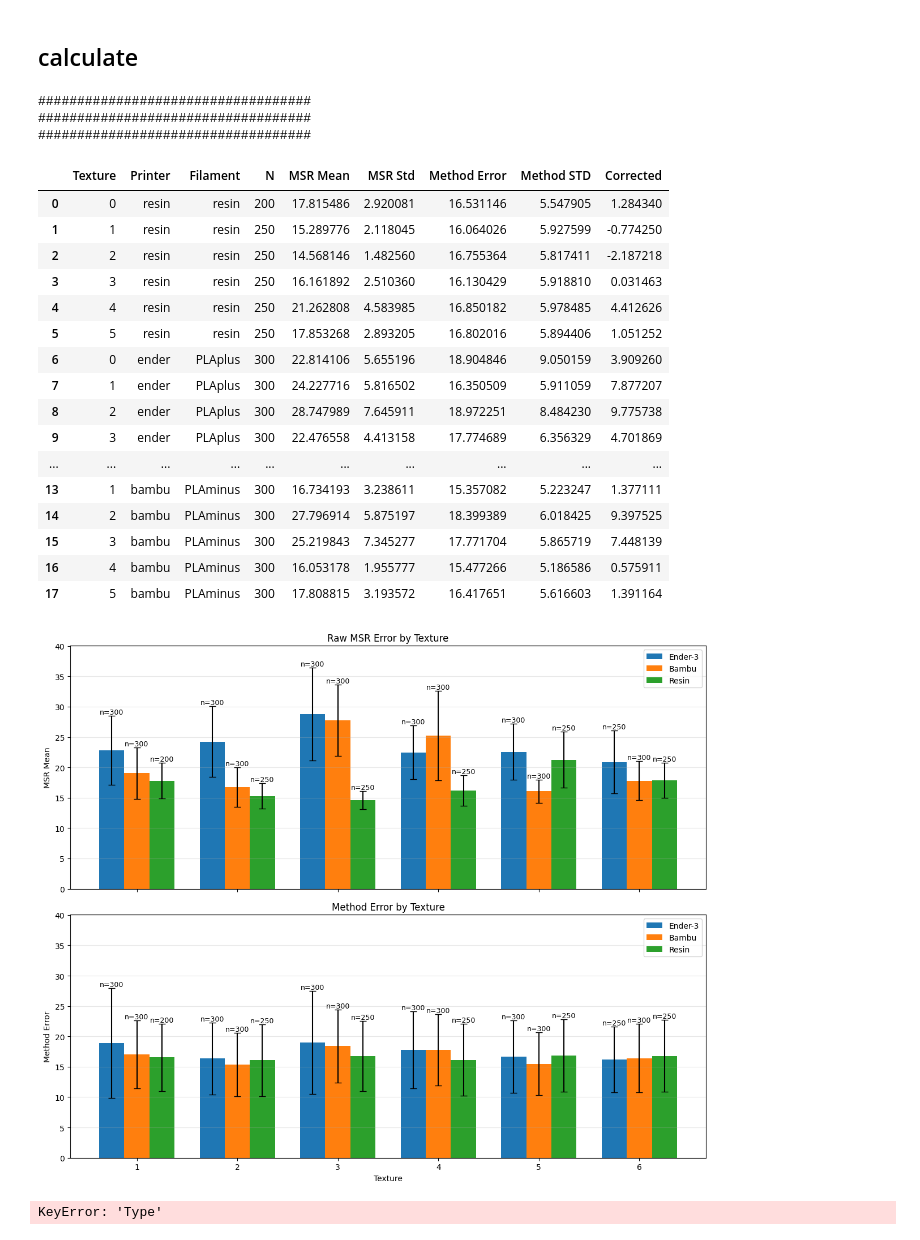
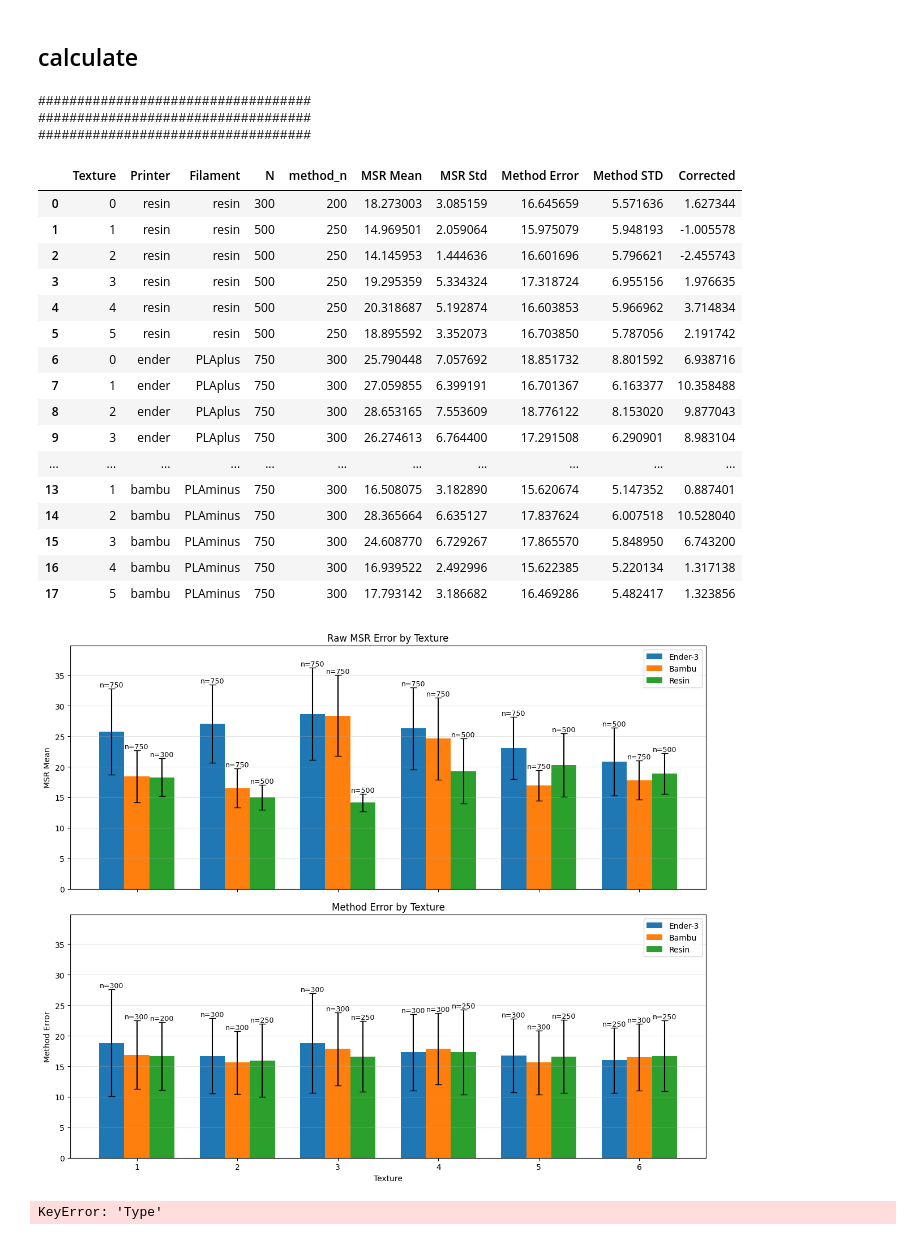
Before and after one commit to shepai/3D-textures, a Jupyter notebook: Experimental/difference.ipynb, the cells around one changed output. Saved outputs shown, nothing was run; the diff lists cells and outputs as text; code cells hidden in the pictures.

```diff
--- a/Experimental/difference.ipynb
+++ b/Experimental/difference.ipynb
@@ -181,24 +181,28 @@ for j in range(len(printers)):
             pattern="z"+str(i),
             pressure="P30"
         )
-        n = len(X_c)*2*25
+        #print(X_c.shape, comb[0],comb[1],"z"+str(i))
+        #n = len(X_c)*2*25
         ar=[]
         methods=[]
-        for j in range(1,len(X_c)):
+        for j in range(len(X_c)):
             for k in range(j,len(X_c)):
                 if k!=j:
-
                         # shape (2, 25, h, w )
                         diff = (X_c[k,] - X_c[j,]) ** 2
                         msr_per_point = np.mean(diff, axis=( 2, 3))
                         #print(msr_per_point.shape)
                         # (25)
                         ar.append(msr_per_point)
-
+                        #print(j,k,np.array(ar).shape)
+            #n = len(ar)*2*25
             diff = (X_c[j, 0] - X_c[j, 1]) ** 2
             method_error_per_point = np.mean(diff, axis=(1, 2))
             #print(method_error_per_point.shape)
             methods.append(method_error_per_point)
+        #print(np.array(ar).shape)
+        msr_n= len(ar)*25*2
+        method_n= len(methods)*25*2
         msr_mean = np.mean(np.array(ar))
         msr_std = np.std(np.array(ar))
         method_error = np.mean(np.array(methods))
@@ -214,7 +218,8 @@ for j in range(len(printers)):
             "Texture": i,
             "Printer": comb[0],
             "Filament": comb[1],
-            "N": n,
+            "N": msr_n,
+            "method_n":method_n,
             "MSR Mean": msr_mean,
             "MSR Std": msr_std,
             "Method Error": method_error,
@@ -228,23 +233,23 @@ overall_means_df
 ###################################
 ###################################
 ###################################
-|  | Texture | Printer | Filament | N | MSR Mean | MSR Std | Method Error | Method STD | Corrected |
-| 0 | 0 | resin | resin | 200 | 17.815486 | 2.920081 | 16.531146 | 5.547905 | 1.284340 |
-| 1 | 1 | resin | resin | 250 | 15.289776 | 2.118045 | 16.064026 | 5.927599 | -0.774250 |
-| 2 | 2 | resin | resin | 250 | 14.568146 | 1.482560 | 16.755364 | 5.817411 | -2.187218 |
-| 3 | 3 | resin | resin | 250 | 16.161892 | 2.510360 | 16.130429 | 5.918810 | 0.031463 |
-| 4 | 4 | resin | resin | 250 | 21.262808 | 4.583985 | 16.850182 | 5.978485 | 4.412626 |
-| 5 | 5 | resin | resin | 250 | 17.853268 | 2.893205 | 16.802016 | 5.894406 | 1.051252 |
-| 6 | 0 | ender | PLAplus | 300 | 22.814106 | 5.655196 | 18.904846 | 9.050159 | 3.909260 |
-| 7 | 1 | ender | PLAplus | 300 | 24.227716 | 5.816502 | 16.350509 | 5.911059 | 7.877207 |
-| 8 | 2 | ender | PLAplus | 300 | 28.747989 | 7.645911 | 18.972251 | 8.484230 | 9.775738 |
-| 9 | 3 | ender | PLAplus | 300 | 22.476558 | 4.413158 | 17.774689 | 6.356329 | 4.701869 |
-| ... | ... | ... | ... | ... | ... | ... | ... | ... | ... |
-| 13 | 1 | bambu | PLAminus | 300 | 16.734193 | 3.238611 | 15.357082 | 5.223247 | 1.377111 |
-| 14 | 2 | bambu | PLAminus | 300 | 27.796914 | 5.875197 | 18.399389 | 6.018425 | 9.397525 |
-| 15 | 3 | bambu | PLAminus | 300 | 25.219843 | 7.345277 | 17.771704 | 5.865719 | 7.448139 |
-| 16 | 4 | bambu | PLAminus | 300 | 16.053178 | 1.955777 | 15.477266 | 5.186586 | 0.575911 |
-| 17 | 5 | bambu | PLAminus | 300 | 17.808815 | 3.193572 | 16.417651 | 5.616603 | 1.391164 |
+|  | Texture | Printer | Filament | N | method_n | MSR Mean | MSR Std | Method Error | Method STD | Corrected |
+| 0 | 0 | resin | resin | 300 | 200 | 18.273003 | 3.085159 | 16.645659 | 5.571636 | 1.627344 |
+| 1 | 1 | resin | resin | 500 | 250 | 14.969501 | 2.059064 | 15.975079 | 5.948193 | -1.005578 |
+| 2 | 2 | resin | resin | 500 | 250 | 14.145953 | 1.444636 | 16.601696 | 5.796621 | -2.455743 |
+| 3 | 3 | resin | resin | 500 | 250 | 19.295359 | 5.334324 | 17.318724 | 6.955156 | 1.976635 |
+| 4 | 4 | resin | resin | 500 | 250 | 20.318687 | 5.192874 | 16.603853 | 5.966962 | 3.714834 |
+| 5 | 5 | resin | resin | 500 | 250 | 18.895592 | 3.352073 | 16.703850 | 5.787056 | 2.191742 |
+| 6 | 0 | ender | PLAplus | 750 | 300 | 25.790448 | 7.057692 | 18.851732 | 8.801592 | 6.938716 |
+| 7 | 1 | ender | PLAplus | 750 | 300 | 27.059855 | 6.399191 | 16.701367 | 6.163377 | 10.358488 |
+| 8 | 2 | ender | PLAplus | 750 | 300 | 28.653165 | 7.553609 | 18.776122 | 8.153020 | 9.877043 |
+| 9 | 3 | ender | PLAplus | 750 | 300 | 26.274613 | 6.764400 | 17.291508 | 6.290901 | 8.983104 |
+| ... | ... | ... | ... | ... | ... | ... | ... | ... | ... | ... |
+| 13 | 1 | bambu | PLAminus | 750 | 300 | 16.508075 | 3.182890 | 15.620674 | 5.147352 | 0.887401 |
+| 14 | 2 | bambu | PLAminus | 750 | 300 | 28.365664 | 6.635127 | 17.837624 | 6.007518 | 10.528040 |
+| 15 | 3 | bambu | PLAminus | 750 | 300 | 24.608770 | 6.729267 | 17.865570 | 5.848950 | 6.743200 |
+| 16 | 4 | bambu | PLAminus | 750 | 300 | 16.939522 | 2.492996 | 15.622385 | 5.220134 | 1.317138 |
+| 17 | 5 | bambu | PLAminus | 750 | 300 | 17.793142 | 3.186682 | 16.469286 | 5.482417 | 1.323856 |
 # %%
 import numpy as np
 import matplotlib.pyplot as plt
@@ -399,35 +404,35 @@ for j, (printer, filament) in enumerate(combinations):
         label=printer_labels[printer]
     )
 
     # Add sample count above each bar
     for bar, texture, std in zip(bars, textures, stds):
         row = next(row for row in rows if row["Texture"] == texture)
-        n = row["N"]
+        n = row["method_n"]
 
         ax.text(
             bar.get_x() + bar.get_width() / 2,
             bar.get_height() + std,
             f"n={n}",
             ha="center",
             va="bottom",
             fontsize=9
         )
 
 
 ax.set_title("Method Error by Texture")
 ax.set_xlabel("Texture")
 ax.set_ylabel("Method Error")
 ax.set_ylim(0, y_max)
 ax.set_xticks(x)
 ax.set_xticklabels(texture_labels)
 ax.legend()
 ax.grid(axis="y", alpha=0.3)
 
 plt.tight_layout()
 plt.savefig("/home/dexter/Documents/GitHub/3D-textures/assets/msr_3dprint.pdf")
 plt.show()
 # %% [output]
-[figure, old version]
+[figure, new version]
 # %%
 from scipy.stats import ttest_ind
 
```
Also changed, not shown: parts of 2 cells of this notebook.
